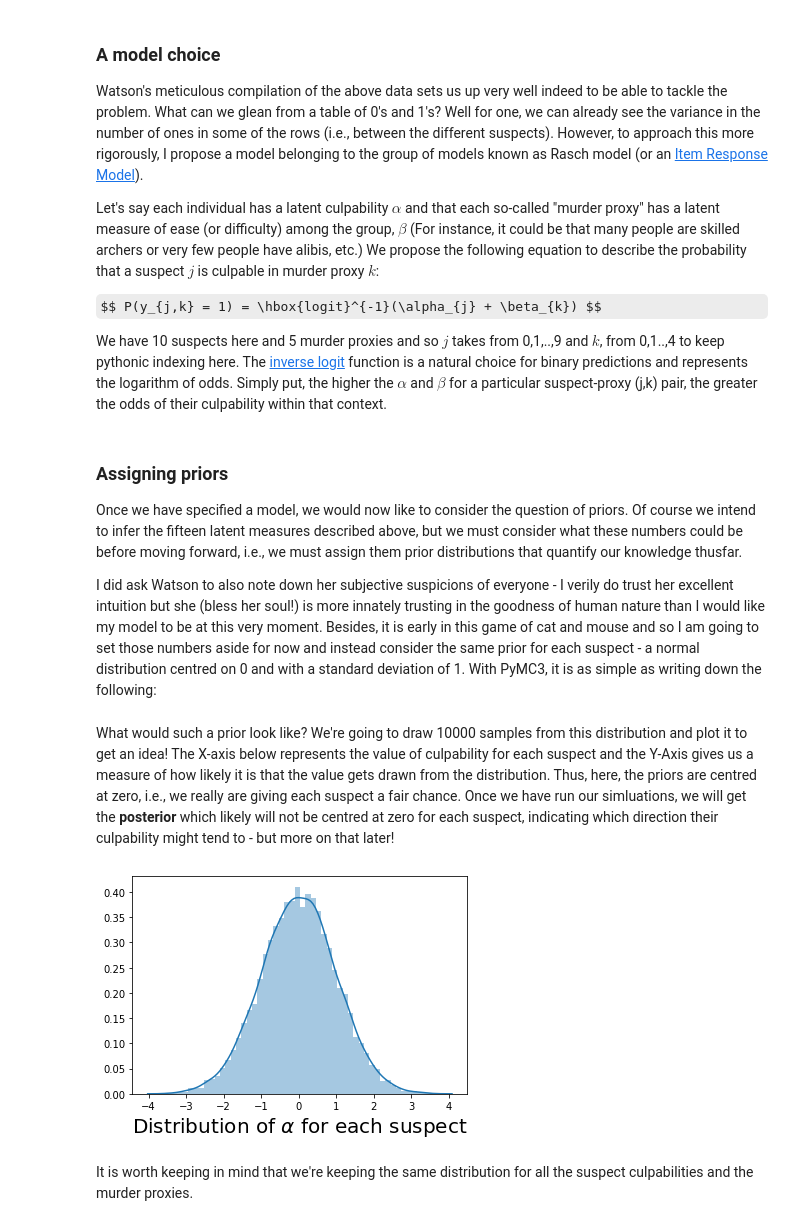
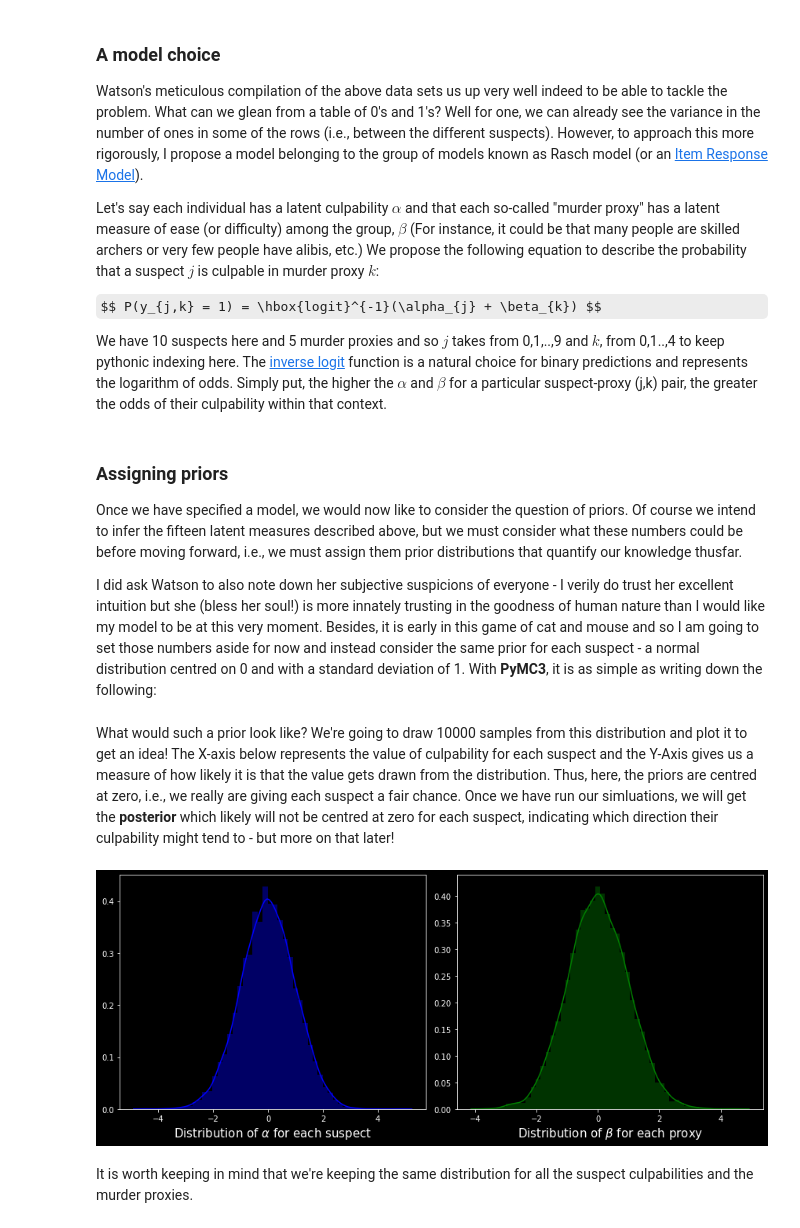
Before and after one commit to nityamd/MonteCarloMurderMystery-PyGothamTV2020, a Jupyter notebook: Monte Carlo Murder Mystery - Holmes Narrates.ipynb, the cells around one changed output. Drawn from its saved outputs; the diff is of its cells as text; code cells hidden in the pictures; some formulas as TeX source.

```diff
--- a/Monte Carlo Murder Mystery - Holmes Narrates.ipynb
+++ b/Monte Carlo Murder Mystery - Holmes Narrates.ipynb
@@ -72,17 +77,23 @@ We have 10 suspects here and 5 murder proxies and so $j$ takes from 0,1,..,9 and
 
 Once we have specified a model, we would now like to consider the question of priors. Of course we intend to infer the fifteen latent measures described above, but we must consider what these numbers could be before moving forward, i.e., we must assign them prior distributions that quantify our knowledge thusfar.
 
-I did ask Watson to also note down her subjective suspicions of everyone - I verily do trust her excellent intuition but she (bless her soul!) is more innately trusting in the goodness of human nature than I would like my model to be at this very moment. Besides, it is early in this game of cat and mouse and so I am going to set those numbers aside for now and instead consider the same prior for each suspect - a normal distribution centred on 0 and with a standard deviation of 1. With PyMC3, it is as simple as writing down the following:
+I did ask Watson to also note down her subjective suspicions of everyone - I verily do trust her excellent intuition but she (bless her soul!) is more innately trusting in the goodness of human nature than I would like my model to be at this very moment. Besides, it is early in this game of cat and mouse and so I am going to set those numbers aside for now and instead consider the same prior for each suspect - a normal distribution centred on 0 and with a standard deviation of 1. With **PyMC3**, it is as simple as writing down the following:
 # %%
 sample_distribution = pm.Normal.dist(0,1)
 # %% [markdown]
 What would such a prior look like? We're going to draw 10000 samples from this distribution and plot it to get an idea! The X-axis below represents the value of culpability for each suspect and the Y-Axis gives us a measure of how likely it is that the value gets drawn from the distribution. Thus, here, the priors are centred at zero, i.e., we really are giving each suspect a fair chance. Once we have run our simluations, we will get the <b> posterior</b> which likely will not be centred at zero for each suspect, indicating which direction their culpability might tend to - but more on that later!
-# %%
-sns.distplot(sample_distribution.random(size = 10000))
-plt.xlabel(r'Distribution of $\alpha$ for each suspect', fontsize =20 )
-plt.show()
-# %% [output]
-[figure, removed]
+# %%
+with plt.style.context('dark_background'):
+    fig, (ax1,ax2) = plt.subplots(1,2, figsize = (12,5))
+    sns.distplot(sample_distribution.random(size = 10000), color = 'b', ax = ax1)
+    sns.distplot(sample_distribution.random(size = 10000), color = 'g', ax = ax2)
+    ax1.set_xlabel(r'Distribution of $\alpha$ for each suspect', fontsize =15)
+    ax2.set_xlabel(r'Distribution of $\beta$ for each proxy', fontsize =15)
+    plt.tight_layout()
+    plt.savefig('./images/bell_curve_prior_alpha_beta.png')
+    plt.show()
+# %% [output]
+[figure, added]
 # %% [markdown]
 It is worth keeping in mind that we're keeping the same distribution for all the suspect culpabilities and the murder proxies.
 # %% [markdown]
```
Also changed, not shown: parts of 33 cells of this notebook, 7 other files.
